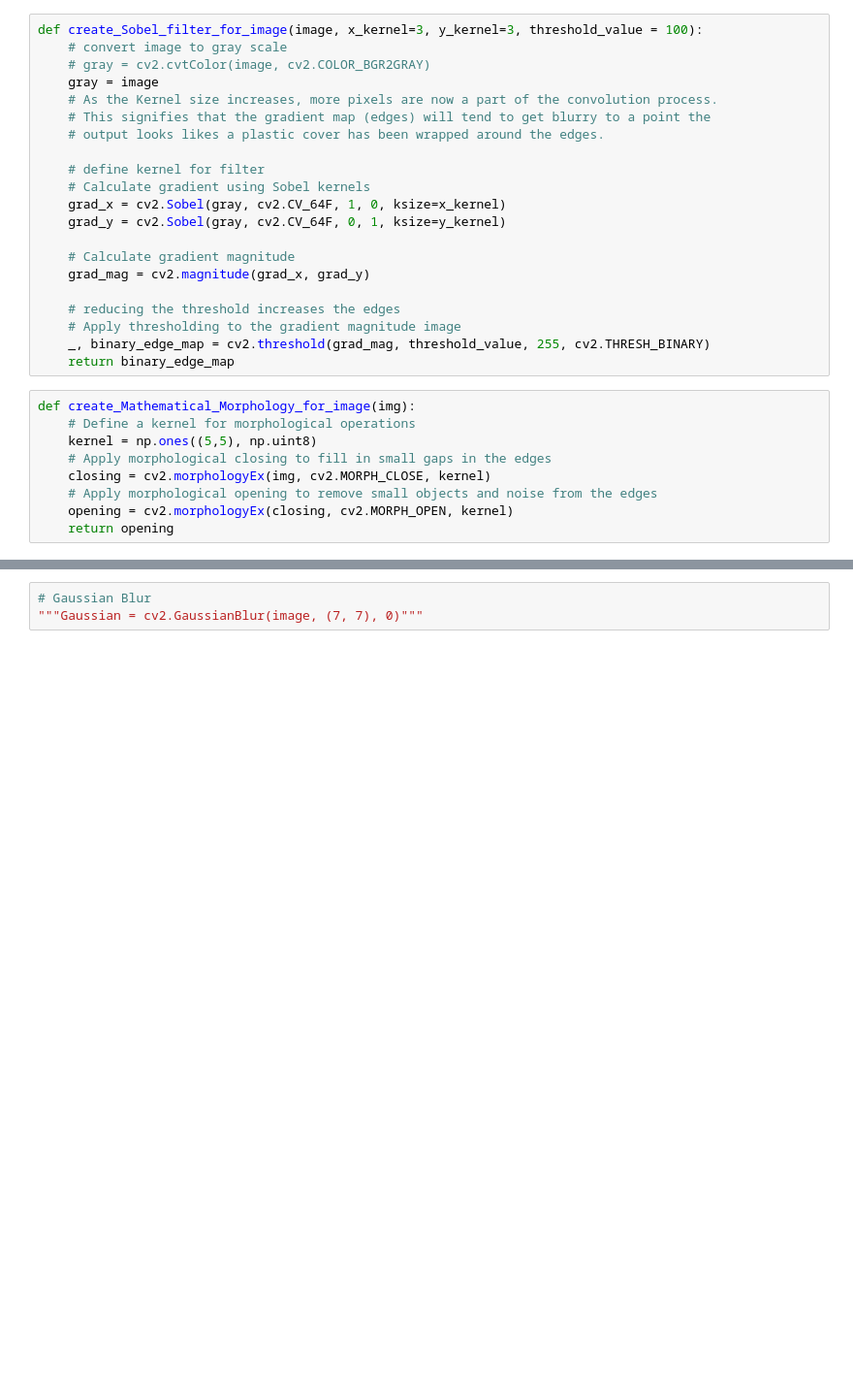
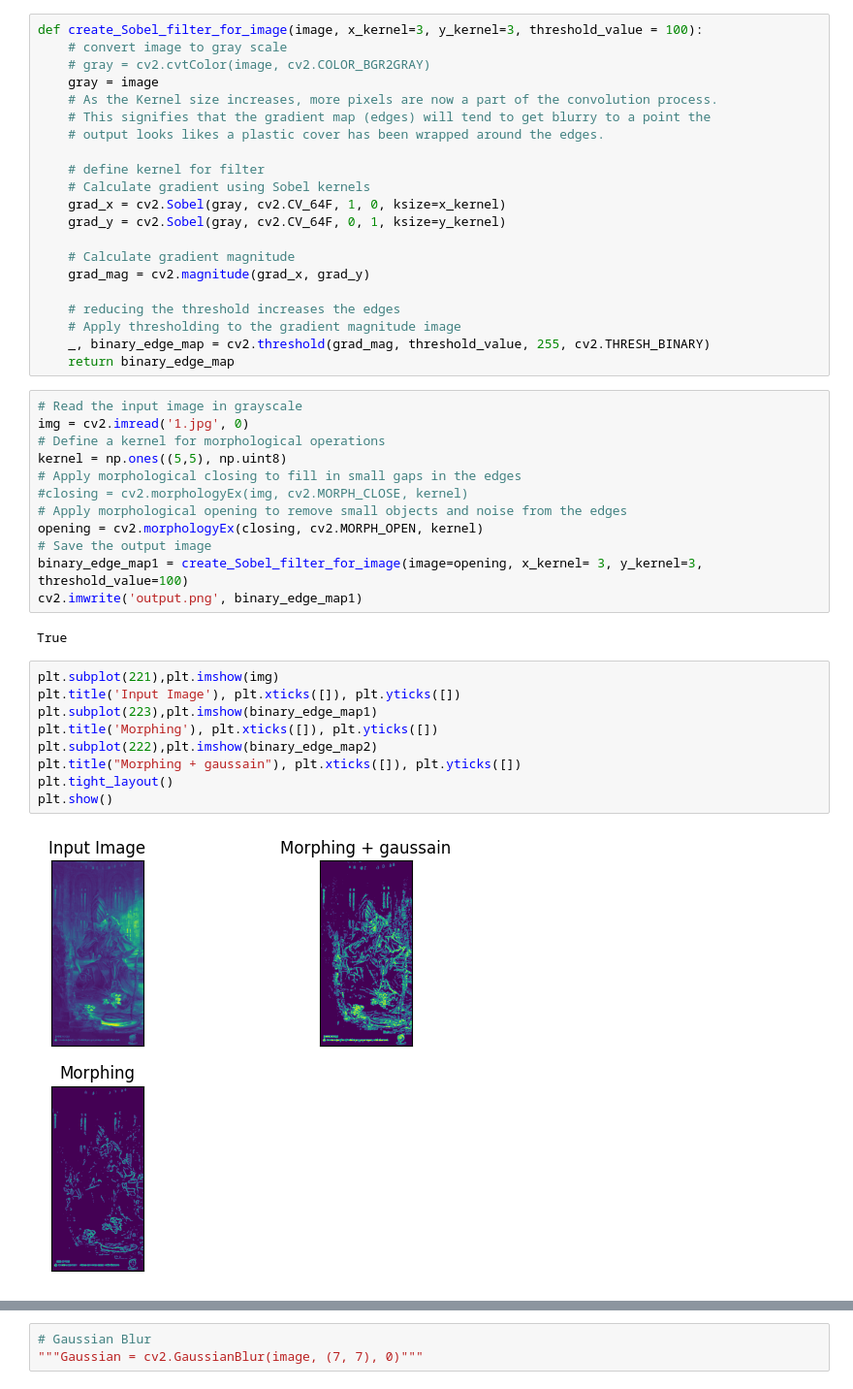
Before and after one commit to ZeyadMashhour/Edge-Detection, a Jupyter notebook: Sobel operator.ipynb, the cells around one changed output, grey strips where cells are left out. Shown: that part at 97% size. Drawn from its saved outputs; the diff is of its cells as text; blank space fills up the shorter version.

```diff
--- a/Sobel operator.ipynb
+++ b/Sobel operator.ipynb
@@ -34,13 +35,29 @@ def create_Sobel_filter_for_image(image, x_kernel=3, y_kernel=3, threshold_value
     _, binary_edge_map = cv2.threshold(grad_mag, threshold_value, 255, cv2.THRESH_BINARY)
     return binary_edge_map
 # %%
-def create_Mathematical_Morphology_for_image(img):
-    # Define a kernel for morphological operations
-    kernel = np.ones((5,5), np.uint8)
-    # Apply morphological closing to fill in small gaps in the edges
-    closing = cv2.morphologyEx(img, cv2.MORPH_CLOSE, kernel)
-    # Apply morphological opening to remove small objects and noise from the edges
-    opening = cv2.morphologyEx(closing, cv2.MORPH_OPEN, kernel)
-    return opening
+# Read the input image in grayscale
+img = cv2.imread('1.jpg', 0)
+# Define a kernel for morphological operations
+kernel = np.ones((5,5), np.uint8)
+# Apply morphological closing to fill in small gaps in the edges
+#closing = cv2.morphologyEx(img, cv2.MORPH_CLOSE, kernel)
+# Apply morphological opening to remove small objects and noise from the edges
+opening = cv2.morphologyEx(closing, cv2.MORPH_OPEN, kernel)
+# Save the output image
+binary_edge_map1 = create_Sobel_filter_for_image(image=opening, x_kernel= 3, y_kernel=3, threshold_value=100)
+cv2.imwrite('output.png', binary_edge_map1)
+# %% [output]
+True
+# %%
+plt.subplot(221),plt.imshow(img)
+plt.title('Input Image'), plt.xticks([]), plt.yticks([])
+plt.subplot(223),plt.imshow(binary_edge_map1)
+plt.title('Morphing'), plt.xticks([]), plt.yticks([])
+plt.subplot(222),plt.imshow(binary_edge_map2)
+plt.title("Morphing + gaussain"), plt.xticks([]), plt.yticks([])
+plt.tight_layout()
+plt.show()
+# %% [output]
+[figure, added]
 # %%
 img = cv2.imread('1.jpg', 0)
```
Also changed, not shown: parts of 13 cells of this notebook.
